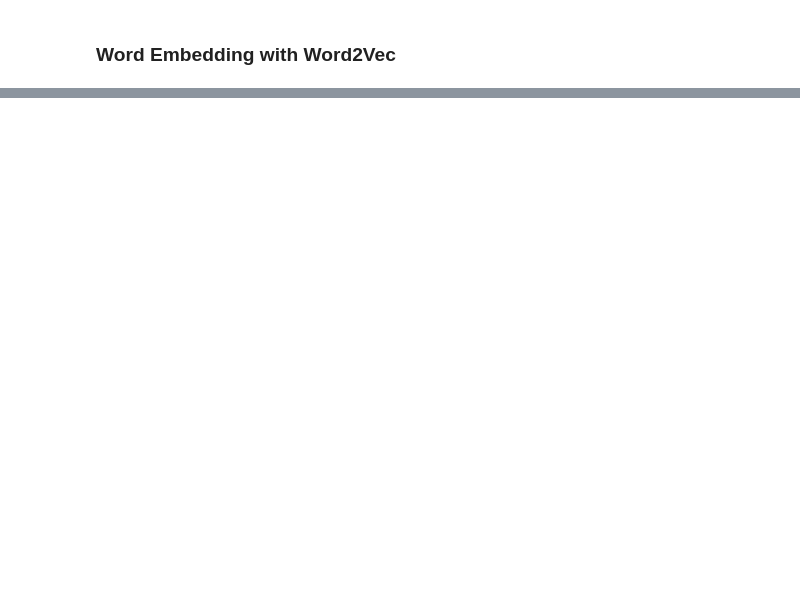
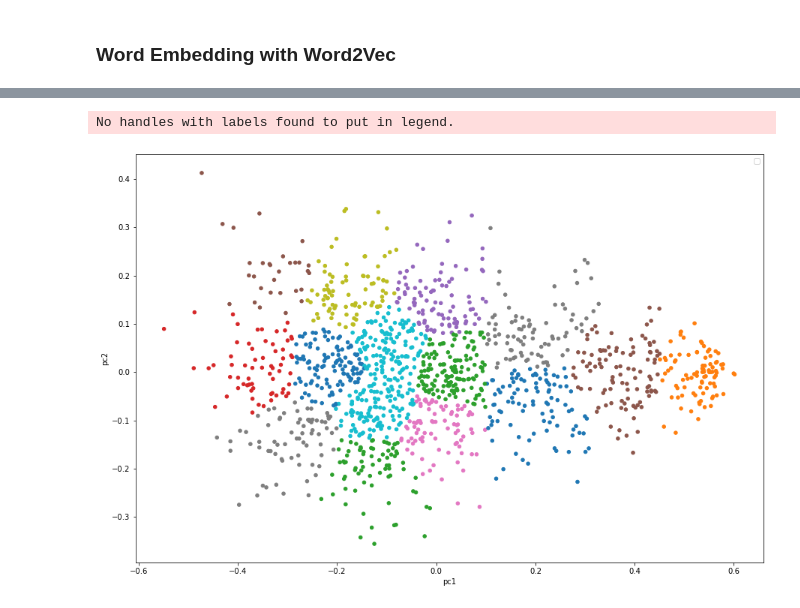
Before and after one commit to JoshuaBonacorsi/TwitterWebMining, a Jupyter notebook: project.ipynb, the cells around one changed output, grey strips where cells are left out. Cells and saved outputs as stored; diff of their text form; code cells hidden in the pictures; blank space fills up the shorter version.

```diff
--- a/project.ipynb
+++ b/project.ipynb
@@ -446,0 +443,14 @@ plt.show()
+# %%
+from sklearn.cluster import KMeans
+
+kmeans = KMeans(n_clusters=15, random_state=42)
+kmeans.fit(pca_df)
+
+pca_df_bis = pca_df.copy()
+pca_df_bis["group"] = pd.Series(kmeans.labels_,index=pca_df_bis.index.tolist())
+
+ax = pca_df_bis.plot.scatter(x='pc1', y='pc2', c='group',figsize=(15, 10),colormap='tab10', colorbar=False)
+plt.show()
+# %% [output]
+No handles with labels found to put in legend.
+[figure, added]
```
Also changed, not shown: parts of 25 cells of this notebook.
